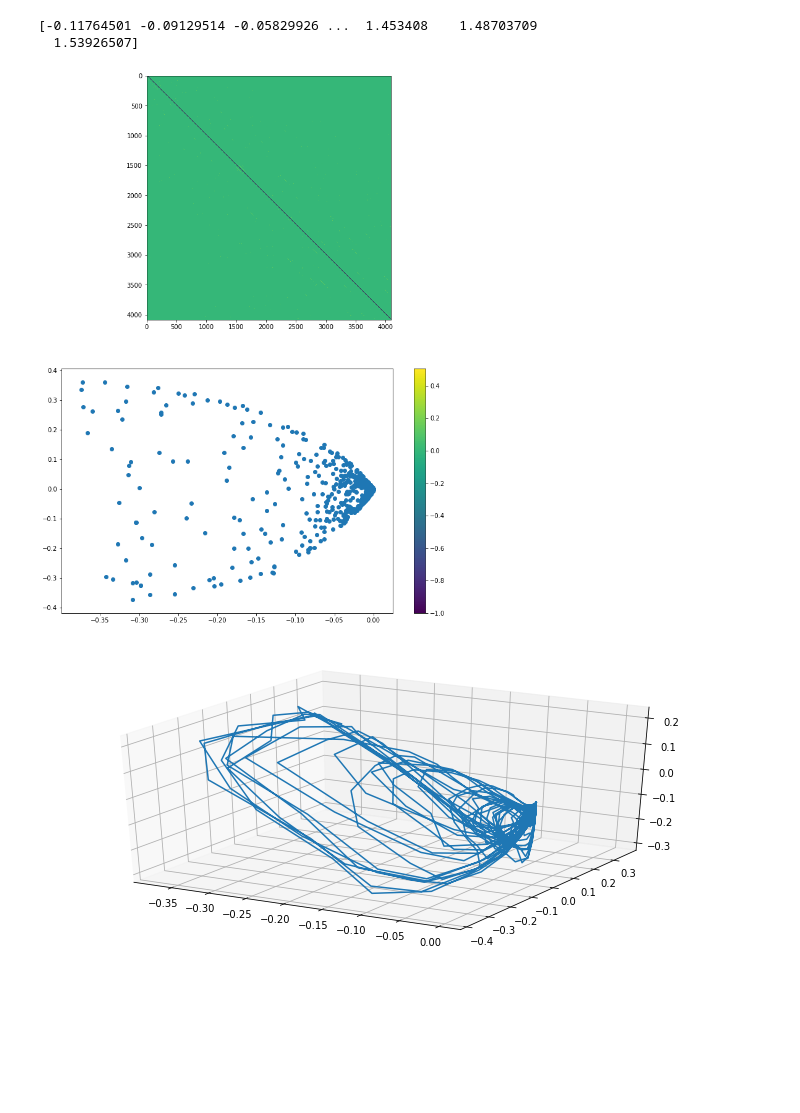
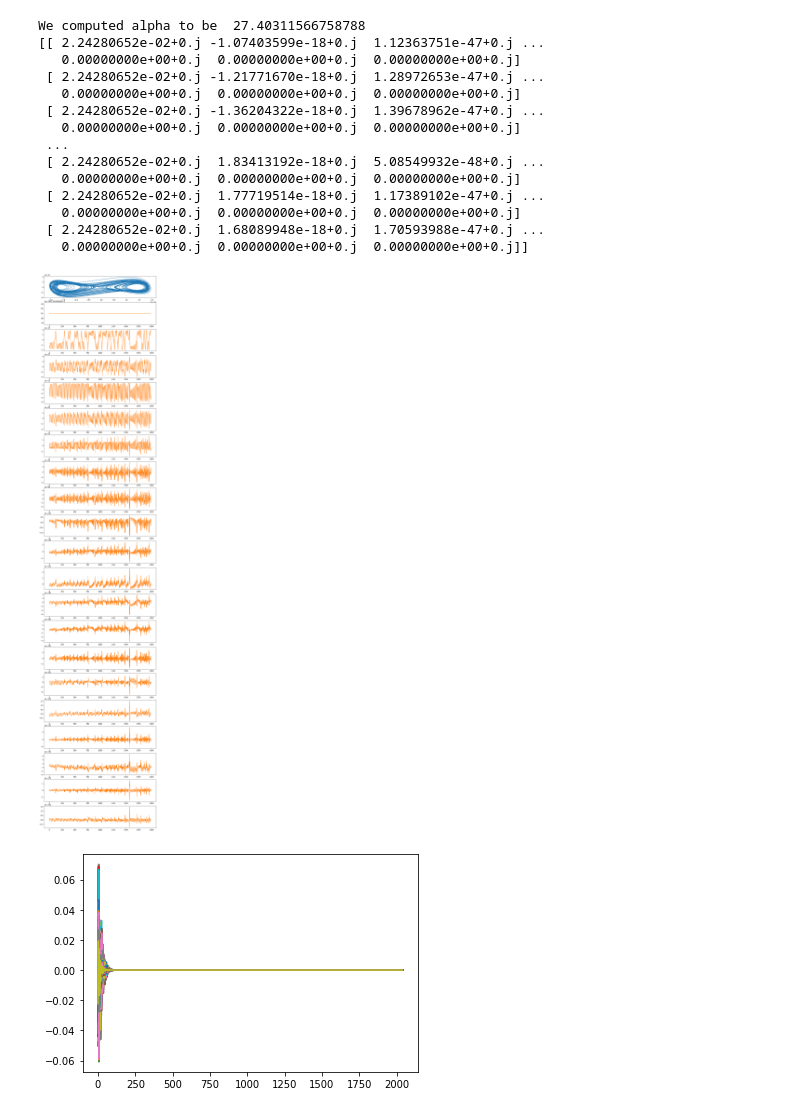
Before and after one commit to kenflat2/Nonlinear-Regression, a Jupyter notebook: Nonlinear SFA.ipynb, the cells around one changed output. Saved outputs shown, nothing was run; the diff lists cells and outputs as text; code cells hidden in the pictures; blank space fills up the shorter version.

Commit message:
Got a clean diffusion map implementation working

```diff
--- a/Nonlinear SFA.ipynb
+++ b/Nonlinear SFA.ipynb
@@ -196,7 +243,11 @@ states[0] = t0
 for i in range(1, tlen ):
     # print(largs(i))
     states[i] = odeint(LorenzP,states[i-1],np.array([t[i-1],t[i]]),args=largs(i))[1,:]
-Xr = standardize(states)
+Xr = standardize(states)[transient:,0,None]
+
+
+# Lorenz 96
+# Xr = standardize(odeint(Lorenz96, t0,t))[transient:]
 # %%
 """ UPDATE DRIVERS HERE """
 digiDrivers = [rho]
@@ -275,2 +326,2 @@ plt.show()
 # %%
-X, _ = delayEmbed(Xr, Xr, [2,2,2],1)
+X, _ = delayEmbed(Xr, Xr, [10],1)
@@ -283,23 +328,56 @@ laplacianEigenMap = laplacianEigenVectors @ (D ** (1/2))
+# %%
+# nnGraph = createNearestNeighborGraph(Xr, 4)
+"""
+laplacian, D = createLaplacianMatrix(X, 10**3,10)
+laplacianEigenValues, laplacianEigenVectors = la.eigh(-laplacian)
+
+laplacianEigenMap = laplacianEigenVectors @ (D ** (1/2))
+"""
+
+# if first DM coord is a flat line, a is too high. If the DM coords are spiky,
+# then a is too low. Very high a values correspond to near equal probability
+# of moving from one node to any other, low a values correspond to a very
+# local kernel. If you set a = 0, then we compute a for you per Berry's recommendation
+DM = diffusionMap(X, 50, 0)
+print(DM)
+# %% [output]
+We computed alpha to be  27.40311566758788
+[[ 2.24280652e-02+0.j -1.07403599e-18+0.j  1.12363751e-47+0.j ...
+   0.00000000e+00+0.j  0.00000000e+00+0.j  0.00000000e+00+0.j]
+ [ 2.24280652e-02+0.j -1.21771670e-18+0.j  1.28972653e-47+0.j ...
+   0.00000000e+00+0.j  0.00000000e+00+0.j  0.00000000e+00+0.j]
+ [ 2.24280652e-02+0.j -1.36204322e-18+0.j  1.39678962e-47+0.j ...
+   0.00000000e+00+0.j  0.00000000e+00+0.j  0.00000000e+00+0.j]
+ ...
+ [ 2.24280652e-02+0.j  1.83413192e-18+0.j  5.08549932e-48+0.j ...
+   0.00000000e+00+0.j  0.00000000e+00+0.j  0.00000000e+00+0.j]
+ [ 2.24280652e-02+0.j  1.77719514e-18+0.j  1.17389102e-47+0.j ...
+   0.00000000e+00+0.j  0.00000000e+00+0.j  0.00000000e+00+0.j]
+ [ 2.24280652e-02+0.j  1.68089948e-18+0.j  1.70593988e-47+0.j ...
+   0.00000000e+00+0.j  0.00000000e+00+0.j  0.00000000e+00+0.j]]
 # %%
-figNNG, axNNG = plt.subplots(2,figsize=(12,16))
+# figNNG, axNNG = plt.subplots(2,figsize=(12,16))
 
-print(laplacianEigenValues)
+# print(laplacianEigenValues)
 # print(laplacianEigenVectors)
 
 # print("Error is ", np.sum(abs(laplacian - lapacianEigenVector @ (lapacianEigenValues*np.identity(laplacian.shape[0])) @ lapacianEigenVector.T))/np.sum(abs(laplacian)))
 
-plot = axNNG[0].imshow(laplacian)
-plt.colorbar(plot)
+# plot = axNNG[0].imshow(laplacian)
+# plt.colorbar(plot)
 
-axNNG[1].scatter(laplacianEigenMap[:,0],laplacianEigenMap[:,1])
+# axNNG[1].plot(DM[:,0],DM[:,1])
 
-figNNG3d = plt.figure(figsize=(12,12))
-axNNG3d = figNNG3d.add_subplot(2,1,2,projection="3d")
-axNNG3d.plot(laplacianEigenMap[:,0], laplacianEigenMap[:,1],laplacianEigenMap[:,2])
+m = 20 # dimensionality reduction
+# figNNG3d = plt.figure(figsize=(12,12))
+# axNNG3d = figNNG3d.add_subplot(2,1,2,projection="3d")
+# axNNG3d = figNNG3d.add_subplot(2,1,2)
+# axNNG3d.plot(laplacianEigenMap[:,:10])
+figDM, axDM = plt.subplots(m+1,figsize = (12,3*m+1))
+axDM[0].plot(DM[:,1], DM[:,2])
+for i in range(m):
+    axDM[i+1].plot(DM[:,i], color="tab:orange")
 
 plt.show()
 # %% [output]
-[-0.11764501 -0.09129514 -0.05829926 ...  1.453408    1.48703709
-  1.53926507]
-[figure, old version]
+[figure, new version]
-[figure, removed]
@@ -305,0 +391,9 @@ plt.show()
+# %%
+figDM, axDM = plt.subplots(1)
+
+print()
+
+axDM.plot(DM[:].T)
+plt.show()
+# %% [output]
+[figure, added]
```
Also changed, not shown: parts of 8 cells of this notebook, 1 other file.
